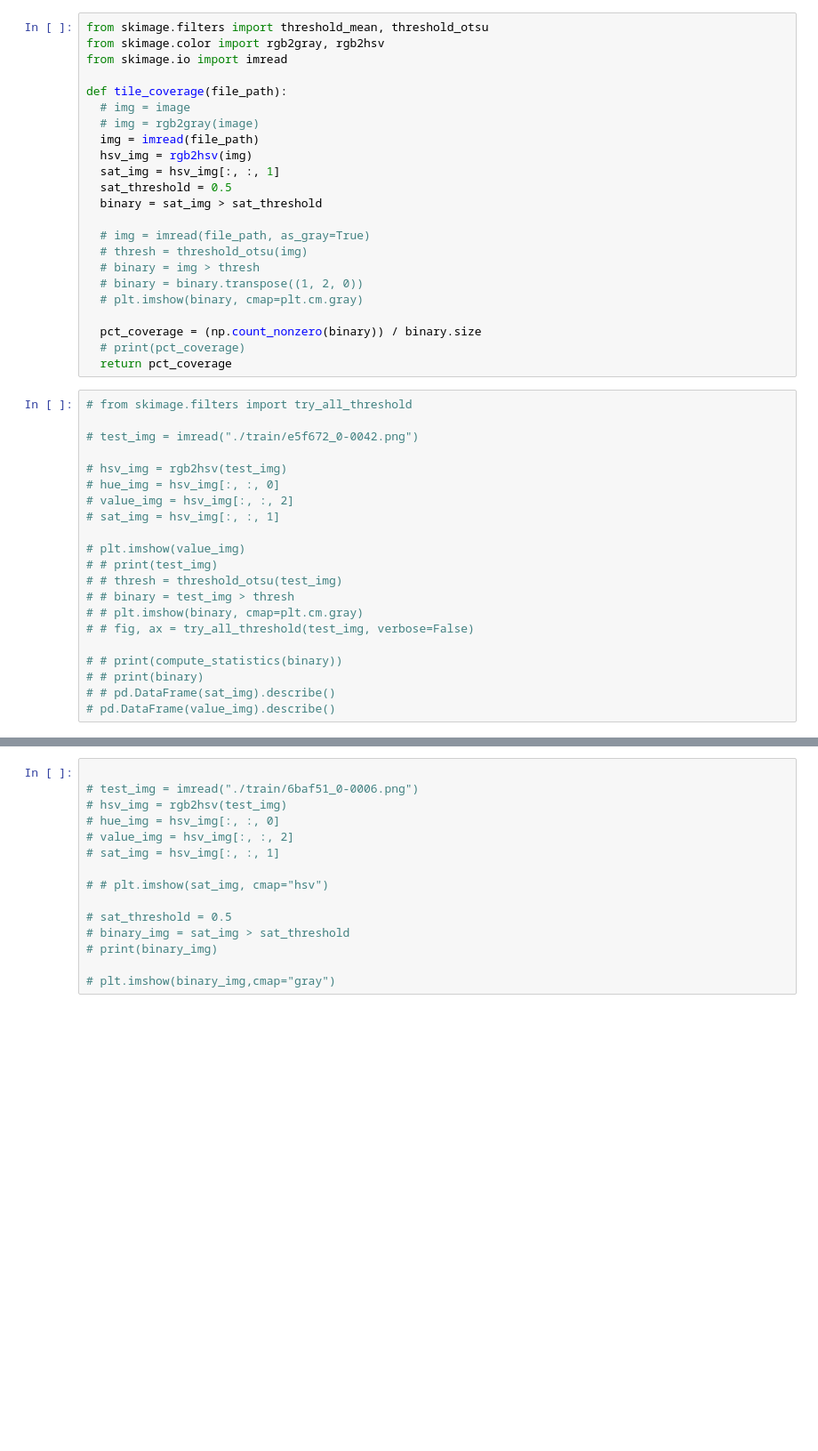
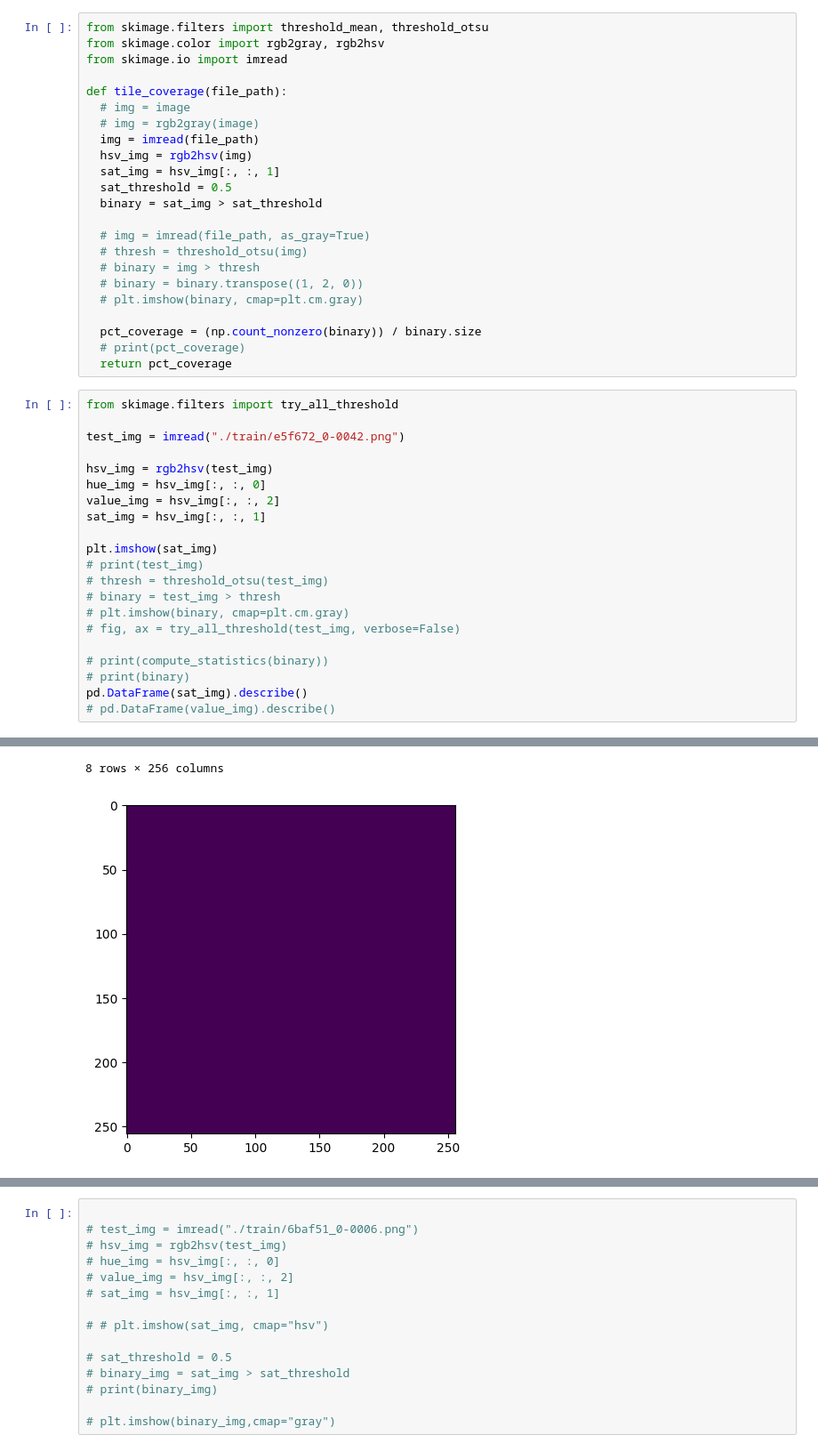
Before and after one commit to chrisporras/xgdiss, a Jupyter notebook: Audrey's_Copy_of_XGDFinal2023_tiles.ipynb, the cells around one changed output, grey strips where cells are left out. Shown at 89% size. Drawn from its saved outputs; the diff is of its cells as text; blank space fills up the shorter version.

```diff
--- a/Audrey's_Copy_of_XGDFinal2023_tiles.ipynb
+++ b/Audrey's_Copy_of_XGDFinal2023_tiles.ipynb
@@ -153,23 +154,24 @@ def tile_coverage(file_path):
   # print(pct_coverage)
   return pct_coverage
 # %%
-# from skimage.filters import try_all_threshold
+from skimage.filters import try_all_threshold
 
-# test_img = imread("./train/e5f672_0-0042.png")
+test_img = imread("./train/e5f672_0-0042.png")
 
-# hsv_img = rgb2hsv(test_img)
-# hue_img = hsv_img[:, :, 0]
-# value_img = hsv_img[:, :, 2]
-# sat_img = hsv_img[:, :, 1]
+hsv_img = rgb2hsv(test_img)
+hue_img = hsv_img[:, :, 0]
+value_img = hsv_img[:, :, 2]
+sat_img = hsv_img[:, :, 1]
 
-# plt.imshow(value_img)
-# # print(test_img)
-# # thresh = threshold_otsu(test_img)
-# # binary = test_img > thresh
-# # plt.imshow(binary, cmap=plt.cm.gray)
-# # fig, ax = try_all_threshold(test_img, verbose=False)
+plt.imshow(sat_img)
+# print(test_img)
+# thresh = threshold_otsu(test_img)
+# binary = test_img > thresh
+# plt.imshow(binary, cmap=plt.cm.gray)
+# fig, ax = try_all_threshold(test_img, verbose=False)
 
-# # print(compute_statistics(binary))
-# # print(binary)
-# # pd.DataFrame(sat_img).describe()
+# print(compute_statistics(binary))
+# print(binary)
+pd.DataFrame(sat_img).describe()
 # pd.DataFrame(value_img).describe()
+# %% [output]
@@ -176 +187,3 @@ def tile_coverage(file_path):
+8 rows × 256 columns
+[figure, added]
 # %%
```
Also changed, not shown: parts of 72 cells of this notebook.
